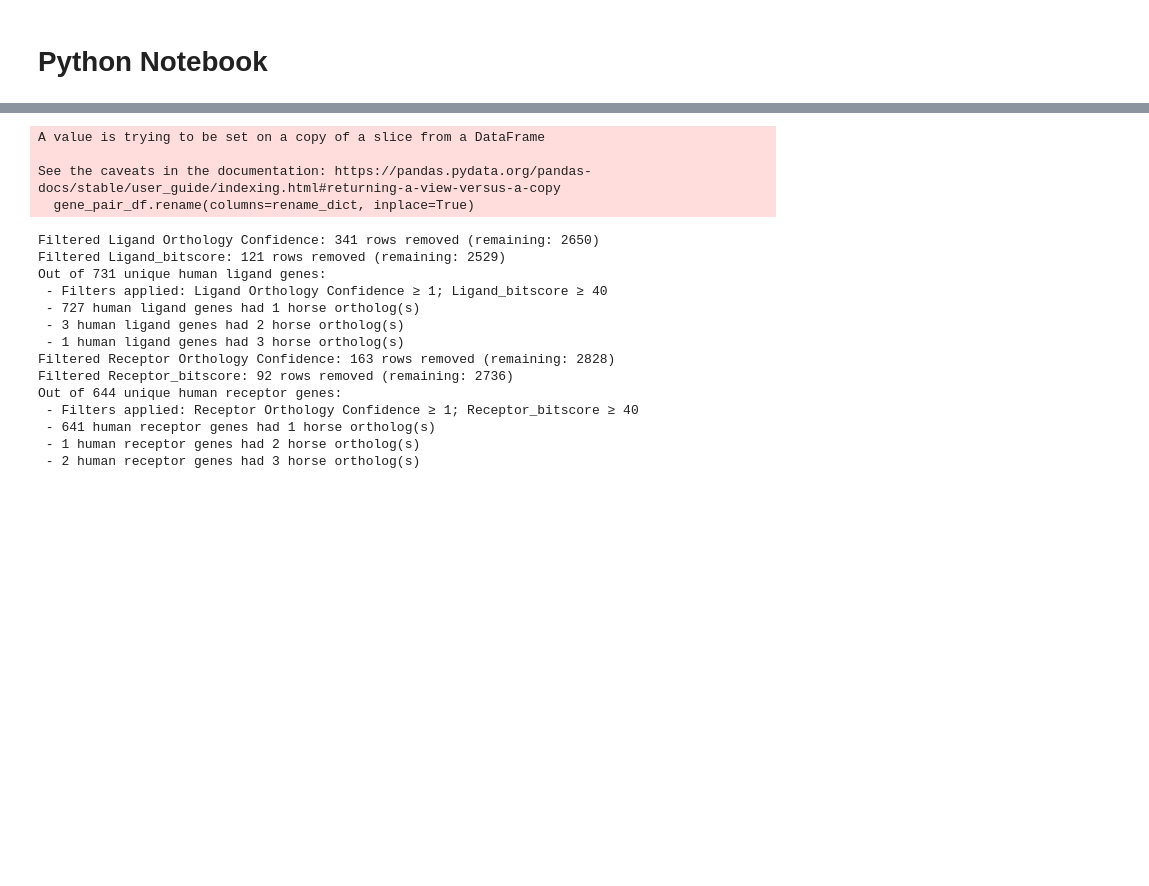
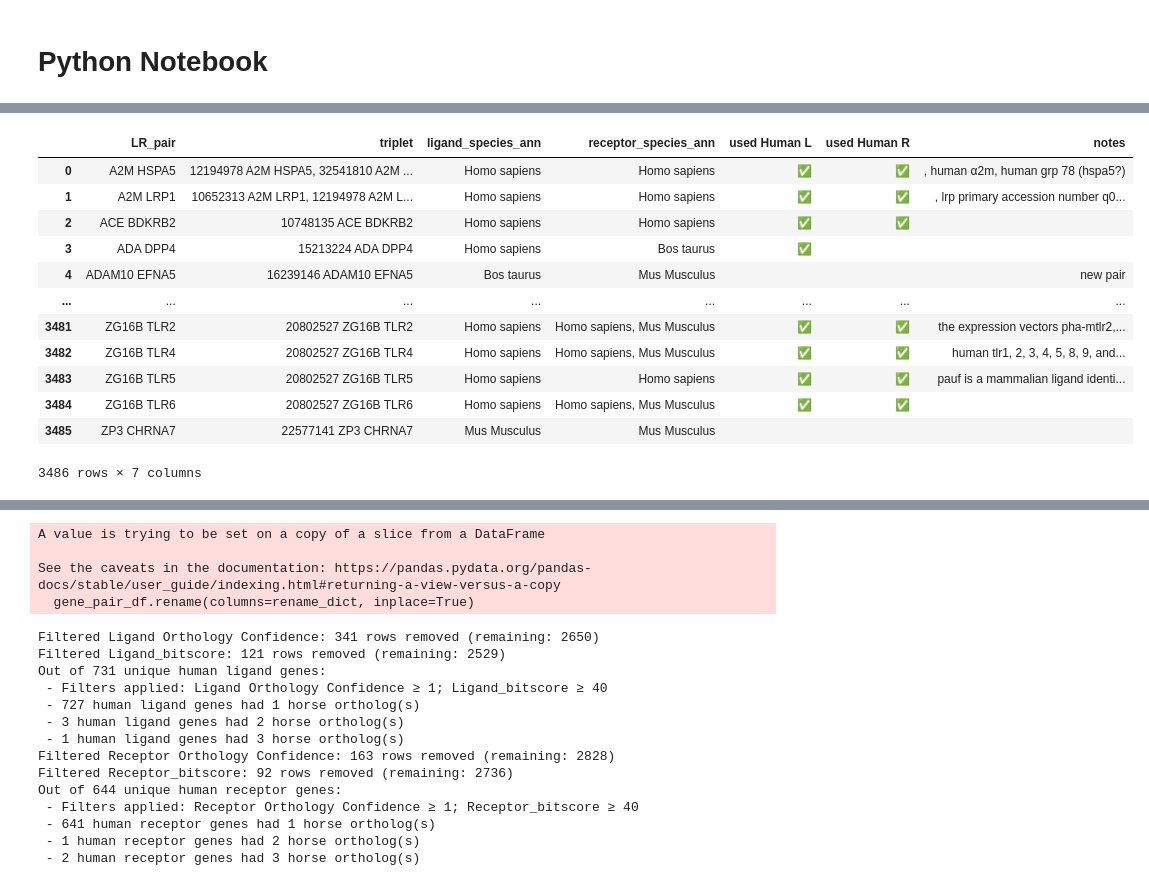
Before and after one commit to bioinfo-YCU/ConnectomeDB, a Jupyter notebook: Python_test.ipynb, the cells around one changed output, grey strips where cells are left out. Drawn from its saved outputs; the diff is of its cells as text; code cells hidden in the pictures; blank space fills up the shorter version.

```diff
--- a/Python_test.ipynb
+++ b/Python_test.ipynb
@@ -10,0 +137,21 @@ sys.path.append(os.path.abspath("src"))
+# %%
+LR_pair_flat = (
+    triplicate
+    .groupby('LR_pair', as_index=False)
+    .agg(lambda x: ', '.join(sorted(set(x.dropna().astype(str)))))
+)
+LR_pair_flat
+# %% [output]
+|  | LR_pair | triplet | ligand_species_ann | receptor_species_ann | used Human L | used Human R | notes |
+| 0 | A2M HSPA5 | 12194978 A2M HSPA5, 32541810 A2M ... | Homo sapiens | Homo sapiens | ✅ | ✅ | , human α2m, human grp 78 (hspa5?) |
+| 1 | A2M LRP1 | 10652313 A2M LRP1, 12194978 A2M L... | Homo sapiens | Homo sapiens | ✅ | ✅ | , lrp primary accession number q0... |
+| 2 | ACE BDKRB2 | 10748135 ACE BDKRB2 | Homo sapiens | Homo sapiens | ✅ | ✅ |  |
+| 3 | ADA DPP4 | 15213224 ADA DPP4 | Homo sapiens | Bos taurus | ✅ |  |  |
+| 4 | ADAM10 EFNA5 | 16239146 ADAM10 EFNA5 | Bos taurus | Mus Musculus |  |  | new pair |
+| ... | ... | ... | ... | ... | ... | ... | ... |
+| 3481 | ZG16B TLR2 | 20802527 ZG16B TLR2 | Homo sapiens | Homo sapiens, Mus Musculus | ✅ | ✅ | the expression vectors pha-mtlr2,... |
+| 3482 | ZG16B TLR4 | 20802527 ZG16B TLR4 | Homo sapiens | Homo sapiens, Mus Musculus | ✅ | ✅ | human tlr1, 2, 3, 4, 5, 8, 9, and... |
+| 3483 | ZG16B TLR5 | 20802527 ZG16B TLR5 | Homo sapiens | Homo sapiens | ✅ | ✅ | pauf is a mammalian ligand identi... |
+| 3484 | ZG16B TLR6 | 20802527 ZG16B TLR6 | Homo sapiens | Homo sapiens, Mus Musculus | ✅ | ✅ |  |
+| 3485 | ZP3 CHRNA7 | 22577141 ZP3 CHRNA7 | Mus Musculus | Mus Musculus |  |  |  |
+3486 rows × 7 columns
```
Also changed, not shown: parts of 17 cells of this notebook, 10 other files.
